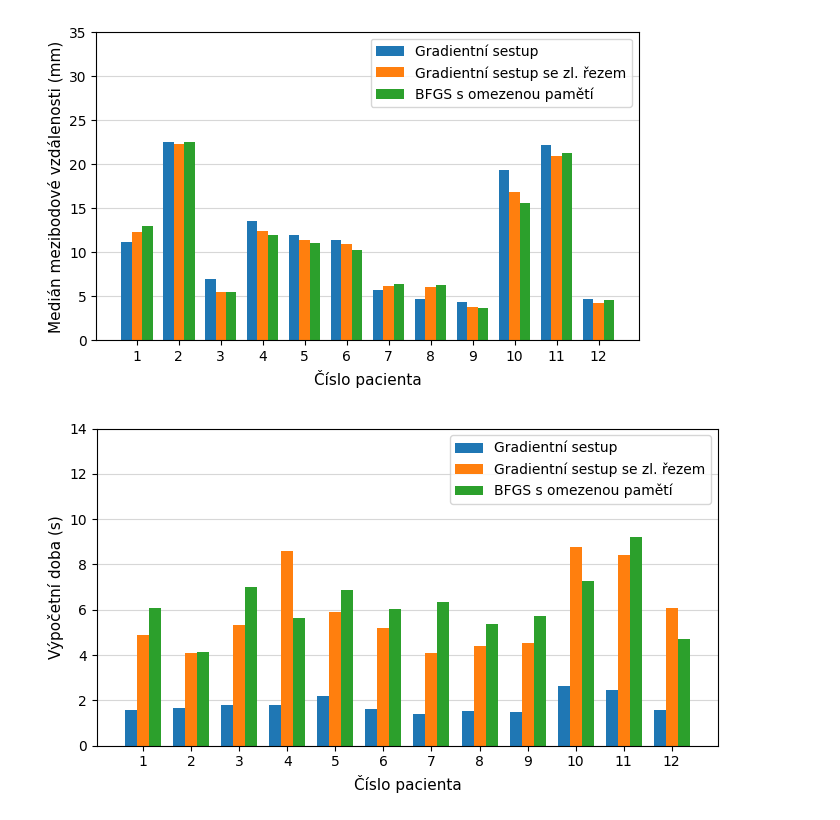
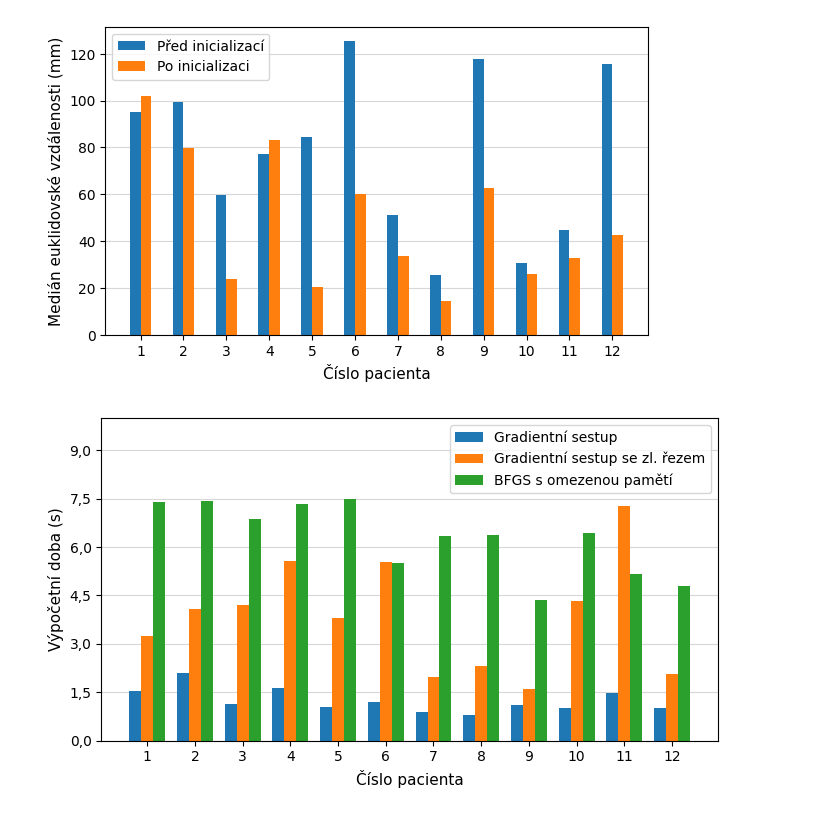
Before and after one commit to Vojtech-Benda/ca_isf, a Jupyter notebook: createPlots.ipynb, the cells around one changed output. Cells and saved outputs as stored; diff of their text form; code cells hidden in the pictures.

```diff
--- a/createPlots.ipynb
+++ b/createPlots.ipynb
@@ -66,38 +66,38 @@ def plotMedianErrorBars(initial_median_errors, labels, reg_stage, save=False):
     width = 0.25
     multiplier = 0
 
     fig_bar, ax_bar = plt.subplots(1, 1, figsize=(7, 4))
 
     for group, median_error in median_error_groups.items():
         offset = width * multiplier
         ax_bar.bar(bar_numbers + offset, median_error, width, label=group)
         multiplier += 1
 
     if initial_median_errors.shape[-1] == 2:
         ax_bar.set_xticks(bar_numbers + (width / 2), bar_numbers)
     else:
         ax_bar.set_xticks(bar_numbers + width, bar_numbers)
 
     ax_bar.set_xlabel("Číslo pacienta", fontsize=11)
-    ax_bar.set_ylabel("Medián Euklidovské vzdálenosti (mm)", fontsize=11)
+    ax_bar.set_ylabel("Medián euklidovské vzdálenosti (mm)", fontsize=11)
     ax_bar.legend()
 
-    ax_bar.set_ylim([0, 35])
+    #ax_bar.set_ylim([0, 30])
     ax_bar.yaxis.grid(alpha=0.5)
     ax_bar.set_axisbelow(True)
 
     plt.show()
 
     if save:
         fig_bar.savefig(f"graficke_vystupy\\{reg_stage}RegErrors.pdf",
                         bbox_inches="tight")
         fig_bar.savefig(f"graficke_vystupy\\{reg_stage}RegErrors.svg",
                 bbox_inches="tight")
 
-#plotMedianErrorBars(medianErrorsStages[:, :2], regLabels[:2], "before", save=True)
-plotMedianErrorBars(medianErrorsStages[:, 2:], regLabels[2:], "after", save=False)
+plotMedianErrorBars(medianErrorsStages[:, :2], regLabels[:2], "before", save=True)
+#plotMedianErrorBars(medianErrorsStages[:, 2:], regLabels[2:], "after", save=True)
 # %% [output]
-[figure, old version]
+[figure, new version]
 # %%
 def plotRunTimeBars(run_time, optims, save):
     runt_time_groups = {key:val for (key, val) in zip(optims, run_time.T)}
@@ -113,11 +113,14 @@ def plotRunTimeBars(run_time, optims, save):
         rects = ax_runtimes.bar(x + offset, run_time, width, label=group)
         multipler += 1
 
-    ax_runtimes.set_xticks(np.arange(1, len(patNumbers) + 1) + width, np.arange(1, len(patNumbers) + 1))
-    ax_runtimes.set_yticks(np.arange(0, 15, 2))
+    yticks = np.arange(0, 15, 1.5)
+    yticks_labels = [str(tick).replace(".", ",") for tick in yticks]
+    ax_runtimes.set_xticks(x + width, x)
+    ax_runtimes.set_yticks(yticks, yticks_labels)
+
     ax_runtimes.set_xlabel("Číslo pacienta", fontsize=11)
     ax_runtimes.set_ylabel("Výpočetní doba (s)", fontsize=11)
-    ax_runtimes.set_ylim([0, 14])
+    ax_runtimes.set_ylim([0, 10])
     ax_runtimes.yaxis.grid(alpha=0.5)
     ax_runtimes.legend()
 
@@ -131,7 +134,7 @@ def plotRunTimeBars(run_time, optims, save):
 
 plotRunTimeBars(runTime, regLabels[2:], save=True)
 # %% [output]
-[figure, old version]
+[figure, new version]
 # %%
 def plotMeanRuntime(run_time, optims, save=False):
     mean_runtimes = np.mean(run_time, axis=0)
```
Also changed, not shown: parts of 7 cells of this notebook, 3 other files.
